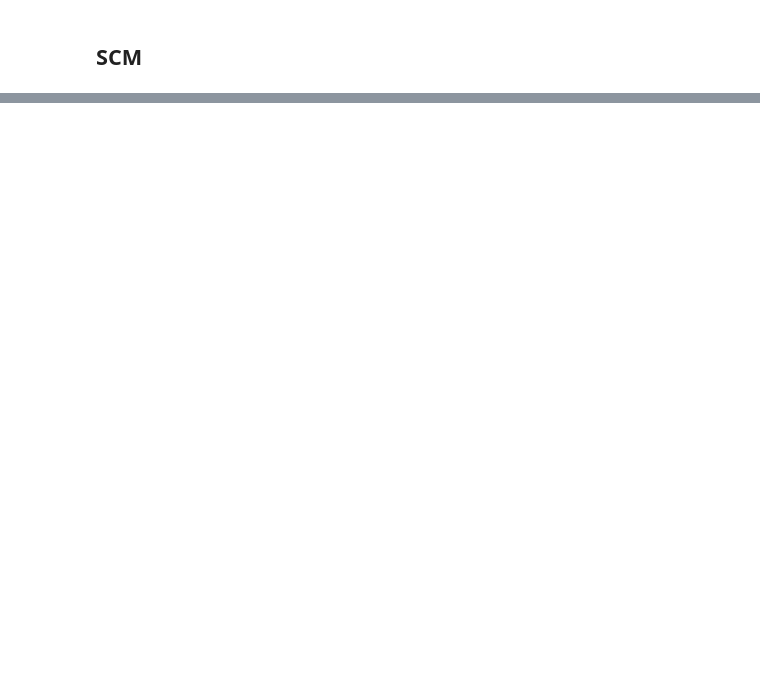
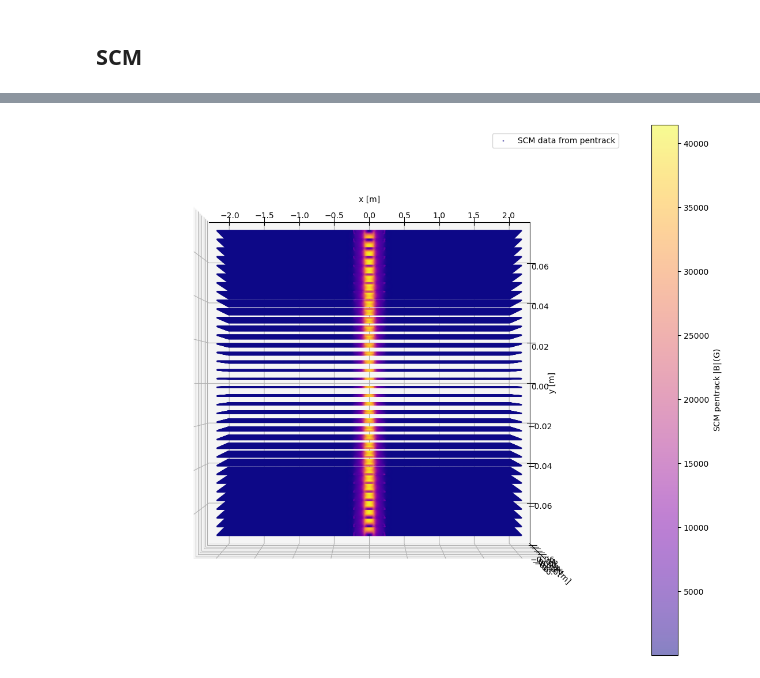
Before and after one commit to eklem1/AdiabaticSpinTransp, a Jupyter notebook: CalculatingK.ipynb, the cells around one changed output, grey strips where cells are left out. Saved outputs shown, nothing was run; the diff lists cells and outputs as text; code cells hidden in the pictures; blank space fills up the shorter version.

```diff
--- a/CalculatingK.ipynb
+++ b/CalculatingK.ipynb
@@ -358,0 +372,16 @@ plt.show()
+# %%
+file = "../UCN_work/PENTrackAnalysis/SCMatOriginAlongX_hires_CGS.table.bz2"
+
+data = np.loadtxt(file, skiprows=8)#, dtype=None)
+# print(data)
+
+stream = bz2.BZ2File(file)
+for i in range(1,10):
+    line = stream.readline()
+    print(line)
+
+# cols = ['X' ,'Y', 'Z', 'BX G', 'BY G', 'BZ G']
+cols = ['x', 'y', 'z', 'B_x', 'B_y', 'B_z']
+#this data is in cm & G
+B_SCM = pd.DataFrame(data=data, columns=cols)
+# display(B_SCM)
@@ -358,0 +398,19 @@ plt.show()
+# %%
+# %matplotlib inline
+fig = plt.figure(figsize=(10, 10))
+axes = mplot3d.Axes3D(fig)
+
+axes.view_init(elev=90., azim=-90) #top view
+B_SCM_mag = np.sqrt(B_SCM['B_x']**2 + B_SCM['B_y']**2 + B_SCM['B_z']**2)
+Q_SCM_Pen= axes.scatter(B_SCM['x']/100, B_SCM['y']/100, B_SCM['z']/100, c=B_SCM_mag, s=1,
+                           alpha=0.5, cmap='plasma', label="SCM data from pentrack")
+                           # vmin=170, vmax=310)
+cbar = fig.colorbar(Q_SCM_Pen, label='SCM pentrack $\mathsf{|B|\,(G)}$', fraction=0.046)#, cax=cax)
+axes.set_xlabel('x [m]')
+axes.set_ylabel('y [m]')
+axes.set_zlabel('z [m]')
+axes.legend()
+
+plt.show()
+# %% [output]
+[figure, added]
```
Also changed, not shown: parts of 23 cells of this notebook.
